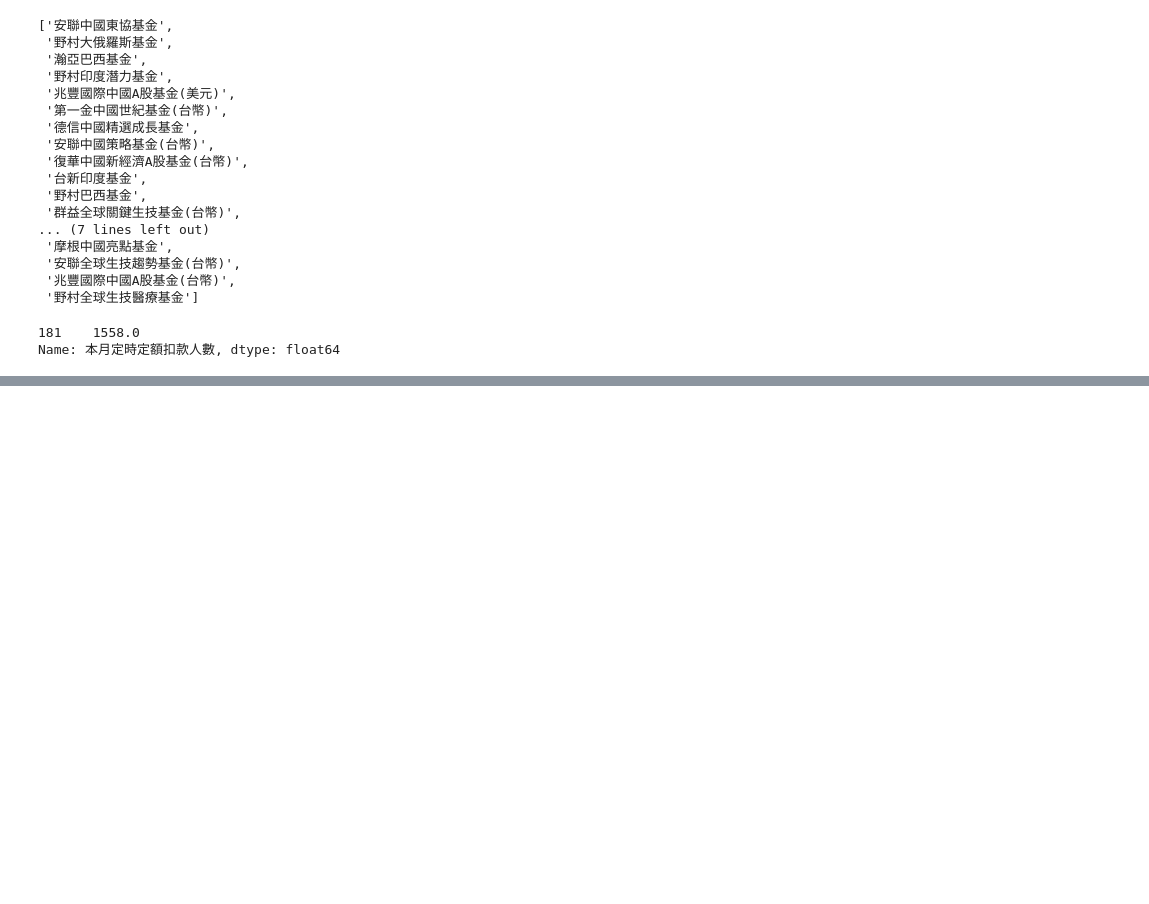
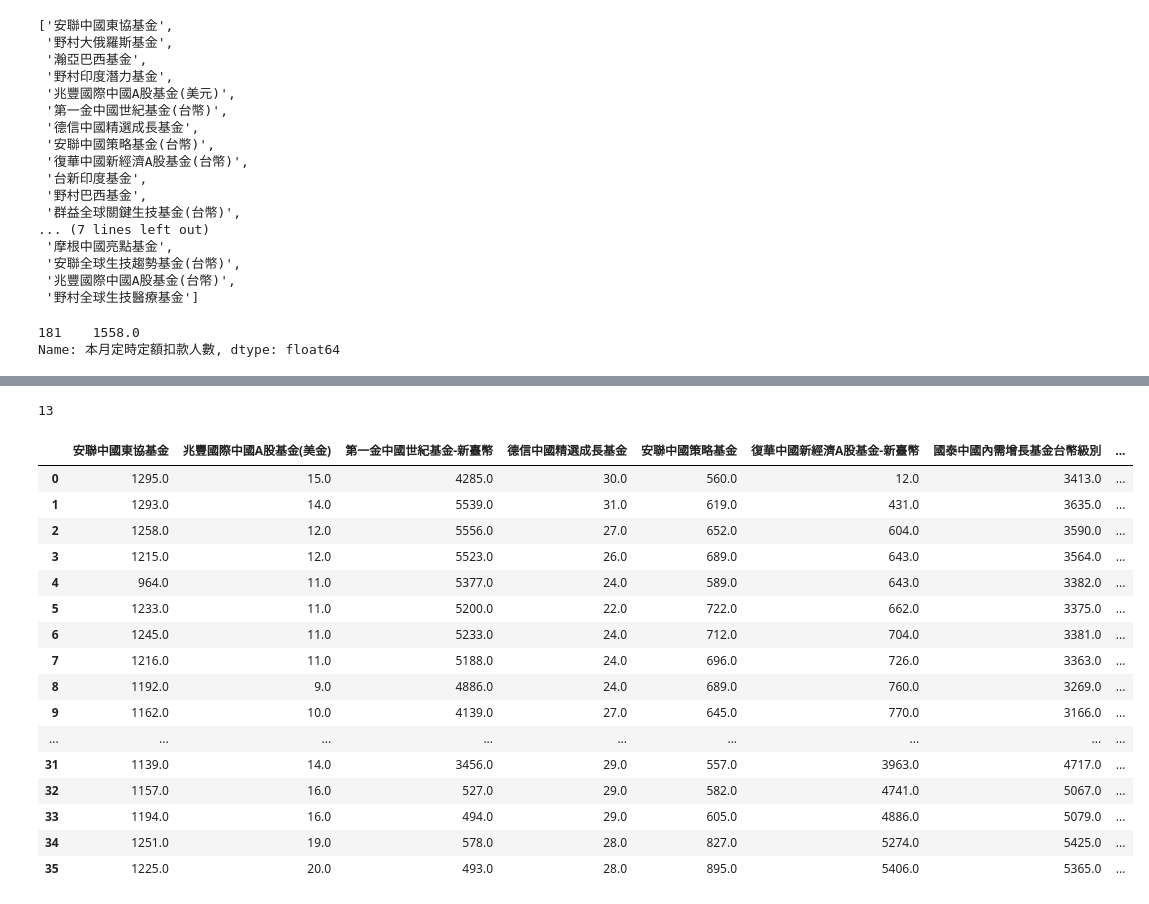
Before and after one commit to Jtrue27/Fintech-TM-ML, a Jupyter notebook: 定期定額資料爬蟲/data_preprocessing.ipynb, the cells around one changed output, grey strips where cells are left out. Cells and saved outputs as stored; diff of their text form; code cells hidden in the pictures; blank space fills up the shorter version.

Commit message:
add contury of funding

```diff
--- a/定期定額資料爬蟲/data_preprocessing.ipynb
+++ b/定期定額資料爬蟲/data_preprocessing.ipynb
@@ -146,7 +150,7 @@ def preprocessing():
                         isAlive = False
                     if(i == 17*12 + 3 and isAlive):
                         aliveList.append(df_corrects[i][df_corrects[i]['基金統編']==id]['基金名稱'].values[0])
-
+                        uid.append(df_corrects[i][df_corrects[i]['基金統編']==id]['基金統編'].values[0])
 
                 except:
                     isAlive = False
@@ -300,11 +304,17 @@ def preprocessing():
         'Russia%':percentage_r,
         'Brazil%':percentage_b
     }
+    alive={
+        "name":aliveList,
+        "uid":uid
+    }
+
 
     peopleDF=pd.DataFrame(dict)
-    return aliveList,variation,peopleDF
+    aliveDF=pd.DataFrame(alive)
+    return aliveList,aliveDF,variation,peopleDF
 # %%
-aliveList,varation ,people= preprocessing()
+aliveList,aliveDF,varation ,people= preprocessing()
 varation['China']
 # %% [output]
 |  | Month_Index | Value |
@@ -525,0 +477,21 @@ len(hybr)
+# %%
+result_n,result_id=country_classifier(aliveDF)
+# %%
+def get_funding(dataframe):
+    start_date = "2016/04"
+    stop_date="2019/03"
+    start=datetime.strptime(start_date,"%Y/%m")
+    stop=datetime.strptime(stop_date,"%Y/%m")
+    arr_smonth=[]
+    while start<=stop:
+        arr_smonth.append(start.strftime('%Y/%m'))
+        start = start +  relativedelta(months=1)
+    sip_people={}
+    sip_people['Date']=arr_smonth
+    for name,item in zip(dataframe['name'],dataframe['uid']):
+        arr=[]
+        for i in range(14*12+4,17*12+4):
+            a=df_corrects[i][df_corrects[i]['基金統編']==item]['本月定時定額扣款人數'].values[0]
+            arr.append(a)
+        sip_people[item]=arr
+    return pd.DataFrame(sip_people)
@@ -525,0 +514,27 @@ len(hybr)
+# %%
+len(result_id['China'])
+# %% [output]
+13
+# %%
+df=get_funding(aliveDF)
+df_china=df[result_id['China']]
+df_china.columns = [result_n['China']]
+df_china
+# %% [output]
+|  | 安聯中國東協基金 | 兆豐國際中國A股基金(美金) | 第一金中國世紀基金-新臺幣 | 德信中國精選成長基金 | 安聯中國策略基金 | 復華中國新經濟A股基金-新臺幣 | 國泰中國內需增長基金台幣級別 | ... |
+| 0 | 1295.0 | 15.0 | 4285.0 | 30.0 | 560.0 | 12.0 | 3413.0 | ... |
+| 1 | 1293.0 | 14.0 | 5539.0 | 31.0 | 619.0 | 431.0 | 3635.0 | ... |
+| 2 | 1258.0 | 12.0 | 5556.0 | 27.0 | 652.0 | 604.0 | 3590.0 | ... |
+| 3 | 1215.0 | 12.0 | 5523.0 | 26.0 | 689.0 | 643.0 | 3564.0 | ... |
+| 4 | 964.0 | 11.0 | 5377.0 | 24.0 | 589.0 | 643.0 | 3382.0 | ... |
+| 5 | 1233.0 | 11.0 | 5200.0 | 22.0 | 722.0 | 662.0 | 3375.0 | ... |
+| 6 | 1245.0 | 11.0 | 5233.0 | 24.0 | 712.0 | 704.0 | 3381.0 | ... |
+| 7 | 1216.0 | 11.0 | 5188.0 | 24.0 | 696.0 | 726.0 | 3363.0 | ... |
+| 8 | 1192.0 | 9.0 | 4886.0 | 24.0 | 689.0 | 760.0 | 3269.0 | ... |
+| 9 | 1162.0 | 10.0 | 4139.0 | 27.0 | 645.0 | 770.0 | 3166.0 | ... |
+| ... | ... | ... | ... | ... | ... | ... | ... | ... |
+| 31 | 1139.0 | 14.0 | 3456.0 | 29.0 | 557.0 | 3963.0 | 4717.0 | ... |
+| 32 | 1157.0 | 16.0 | 527.0 | 29.0 | 582.0 | 4741.0 | 5067.0 | ... |
+| 33 | 1194.0 | 16.0 | 494.0 | 29.0 | 605.0 | 4886.0 | 5079.0 | ... |
+| 34 | 1251.0 | 19.0 | 578.0 | 28.0 | 827.0 | 5274.0 | 5425.0 | ... |
+| 35 | 1225.0 | 20.0 | 493.0 | 28.0 | 895.0 | 5406.0 | 5365.0 | ... |
```
Also changed, not shown: parts of 14 cells of this notebook.
